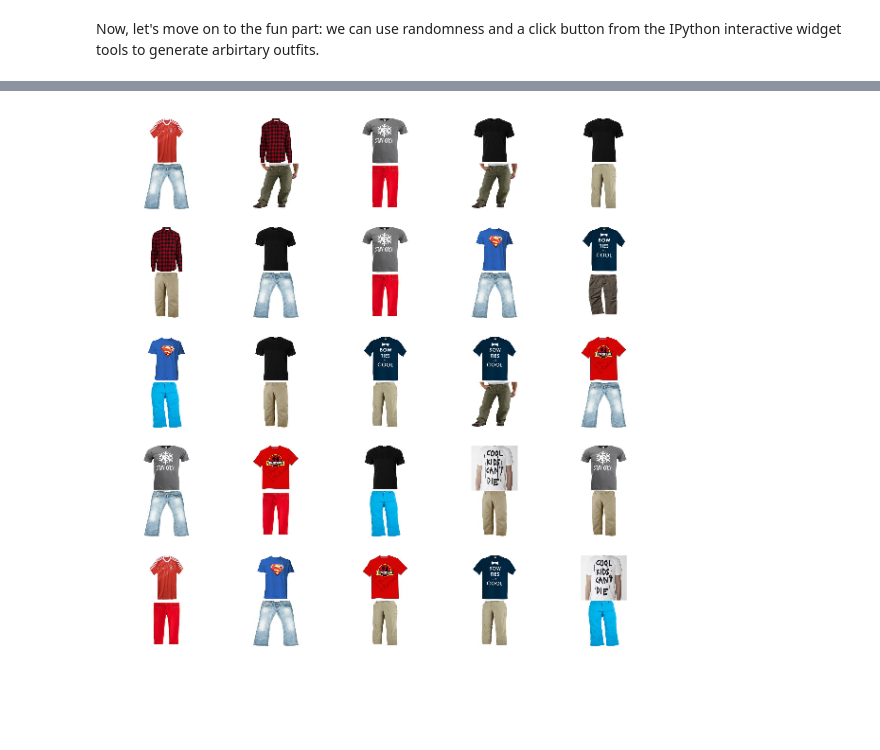
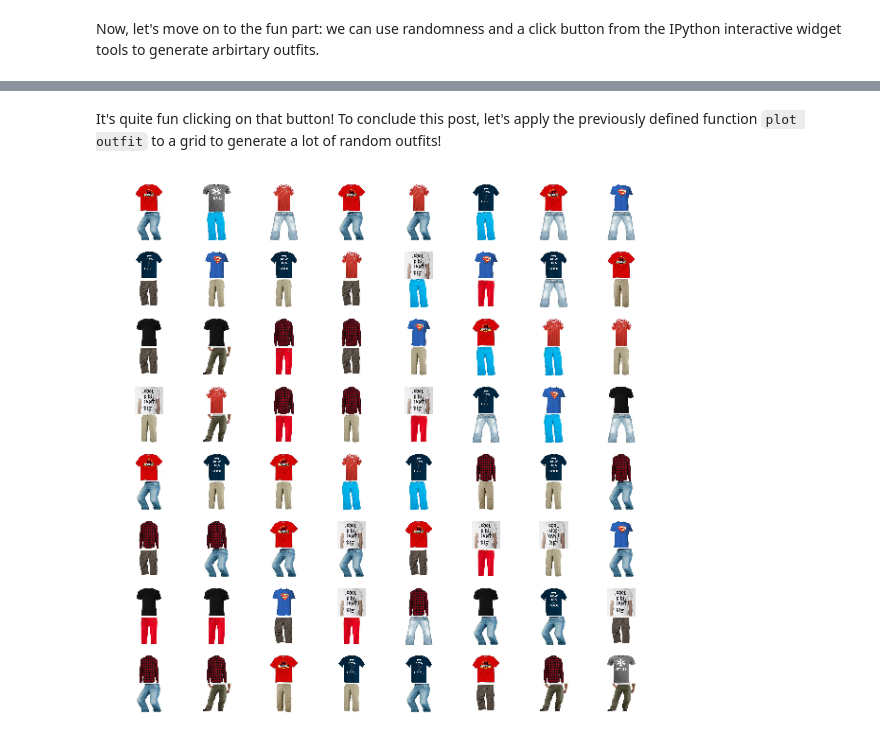
Before and after one commit to flothesof/posts, a Jupyter notebook: 20140701_ClothesGeneration.ipynb, the cells around one changed output, grey strips where cells are left out. Cells and saved outputs as stored; diff of their text form; code cells hidden in the pictures; blank space fills up the shorter version.

```diff
--- a/20140701_ClothesGeneration.ipynb
+++ b/20140701_ClothesGeneration.ipynb
@@ -82,10 +82,13 @@ This is fun! Let's do the same thing on a grid to make a larger figure!
+# %% [markdown]
+It's quite fun clicking on that button!
+To conclude this post, let's apply the previously defined function `plot outfit` to a grid to generate a lot of random outfits!
 # %%
 figure(figsize=(10, 10))
-n, m = 5, 5
+n, m = 8, 8
 for i in range(n * m):
     subplot(n, m, i+1)
     top = randint(0, len(clothes_dict['tshirt']))
     bottom = randint(0, len(clothes_dict['pants']))
     plot_outfit(top, bottom)
 # %% [output]
-[figure, old version]
+[figure, new version]
```
Also changed, not shown: parts of 5 cells of this notebook, 1 other file.
